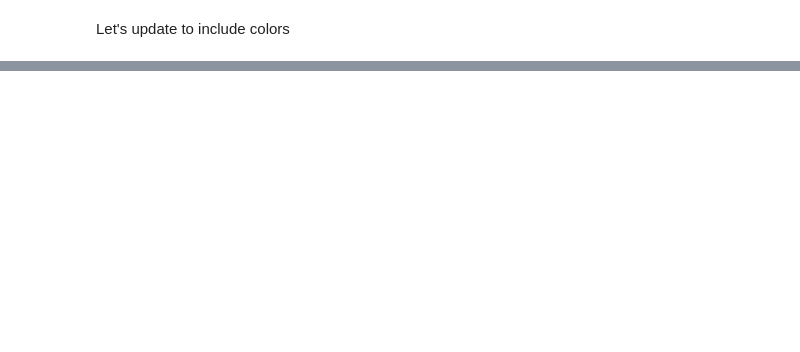
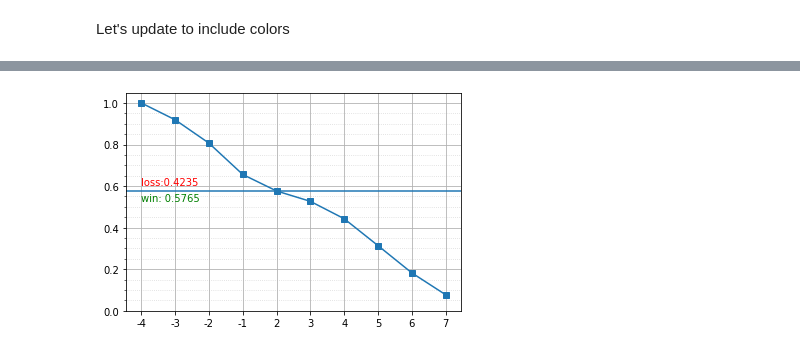
Before and after one commit to ZacButko/Probability-Playground, a Jupyter notebook: Warfish Dice/Warfish Dice-2 Full Stack "Fight to the Death".ipynb, the cells around one changed output, grey strips where cells are left out. Saved outputs shown, nothing was run; the diff lists cells and outputs as text; code cells hidden in the pictures; blank space fills up the shorter version.

```diff
--- a/Warfish Dice/Warfish Dice-2 Full Stack "Fight to the Death".ipynb
+++ b/Warfish Dice/Warfish Dice-2 Full Stack "Fight to the Death".ipynb
@@ -498,0 +533,4 @@ def fancy_plot(labels, values):
+# %%
+plot_single_at_least(attack_stats_m(7,4, n_d_sides=7))
+# %% [output]
+[figure, added]
```
Also changed, not shown: parts of 29 cells of this notebook, 5 other files.
